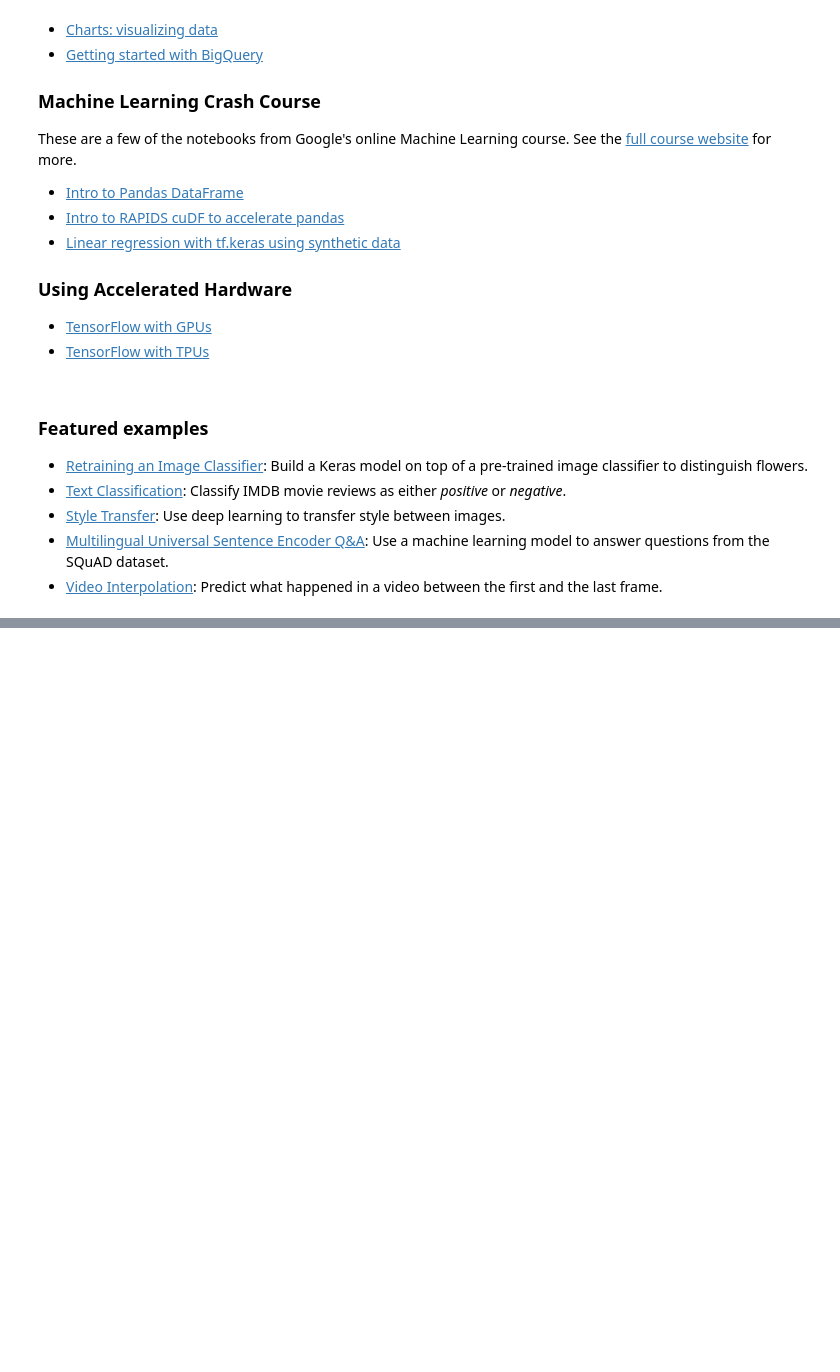
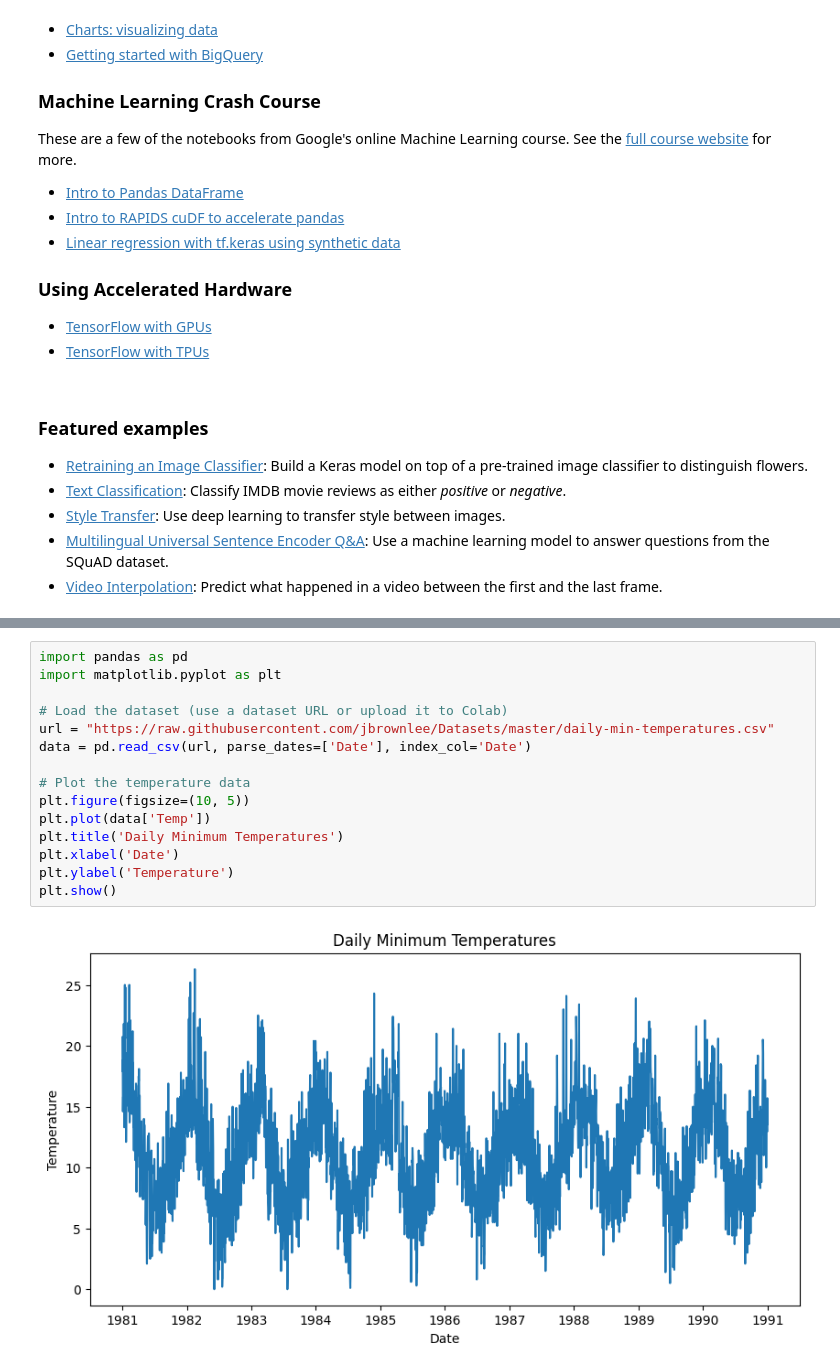
Before and after one commit to Jhansi-2004/DEEP-LEARNING, a Jupyter notebook: Welcome_To_Colab.ipynb, the cells around one changed output, grey strips where cells are left out. Saved outputs shown, nothing was run; the diff lists cells and outputs as text; blank space fills up the shorter version.

```diff
--- a/Welcome_To_Colab.ipynb
+++ b/Welcome_To_Colab.ipynb
@@ -265,0 +276,17 @@ plt.show()
+# %%
+import pandas as pd
+import matplotlib.pyplot as plt
+
+# Load the dataset (use a dataset URL or upload it to Colab)
+url = "https://raw.githubusercontent.com/jbrownlee/Datasets/master/daily-min-temperatures.csv"
+data = pd.read_csv(url, parse_dates=['Date'], index_col='Date')
+
+# Plot the temperature data
+plt.figure(figsize=(10, 5))
+plt.plot(data['Temp'])
+plt.title('Daily Minimum Temperatures')
+plt.xlabel('Date')
+plt.ylabel('Temperature')
+plt.show()
+# %% [output]
+[figure, added]
```
Also changed, not shown: parts of 20 cells of this notebook.
